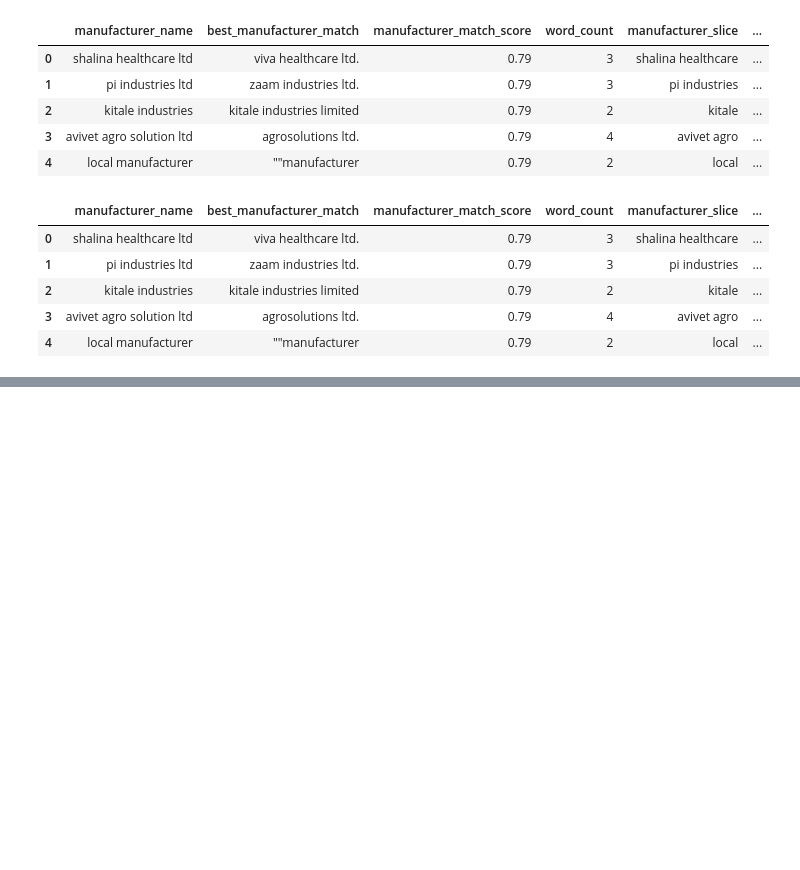
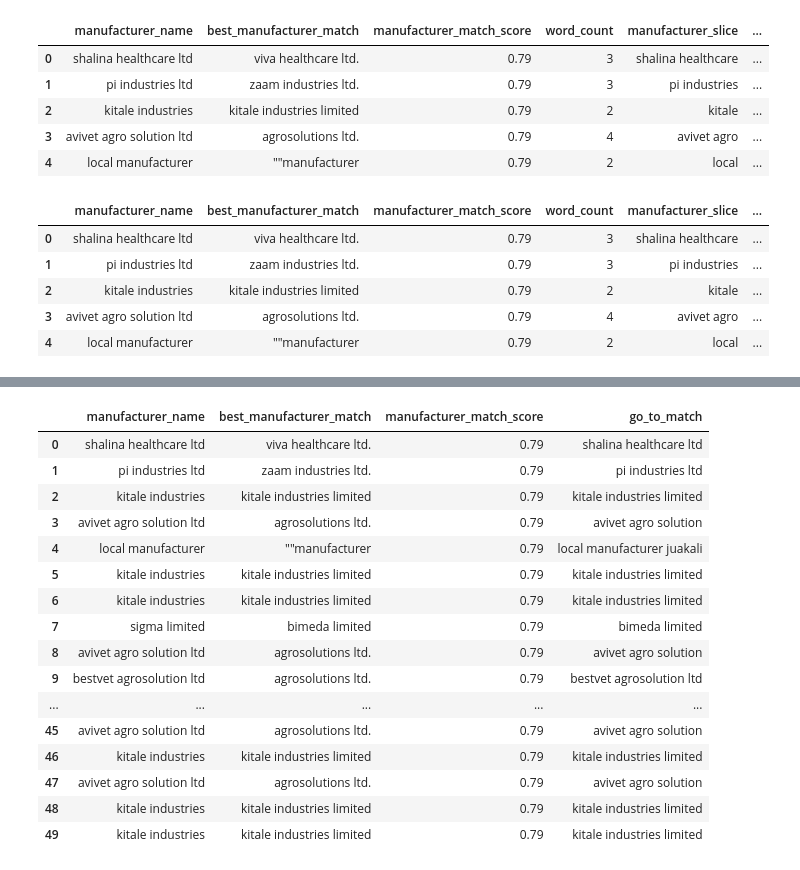
Before and after one commit to natbernard/Clustering-for-Product-Matching, a Jupyter notebook: model/string_matching_algorithm.ipynb, the cells around one changed output, grey strips where cells are left out. Saved outputs shown, nothing was run; the diff lists cells and outputs as text; code cells hidden in the pictures; blank space fills up the shorter version.

```diff
--- a/model/string_matching_algorithm.ipynb
+++ b/model/string_matching_algorithm.ipynb
@@ -515,7 +515,7 @@ df_non_dup.head()
 | 3 | avivet agro solution ltd | agrosolutions ltd. | 0.79 | 4 | avivet agro | ... |
 | 4 | local manufacturer | ""manufacturer | 0.79 | 2 | local | ... |
 # %%
-# df_non_dup['go_to_match'] = np.where(df_non_dup['score'] >= 0.79, df_non_dup['final_match'], df_non_dup['cluster_name'])
+df_non_dup['go_to_match'] = np.where(df_non_dup['score'] >= 0.79, df_non_dup['final_match'], df_non_dup['cluster_name'])
 df_non_dup.head()
 # %% [output]
 |  | manufacturer_name | best_manufacturer_match | manufacturer_match_score | word_count | manufacturer_slice | ... |
@@ -526,0 +543,3 @@ df_non_dup.head()
+# %%
+df_manufacturer = pd.merge(df_manufacturer, df_non_dup[['manufacturer_name', 'go_to_match']], how='left',on='manufacturer_name')
+df_manufacturer.head()
@@ -526,0 +553,20 @@ df_non_dup.head()
+# %%
+df_manufacturer[:50]
+# %% [output]
+|  | manufacturer_name | best_manufacturer_match | manufacturer_match_score | go_to_match |
+| 0 | shalina healthcare ltd | viva healthcare ltd. | 0.79 | shalina healthcare ltd |
+| 1 | pi industries ltd | zaam industries ltd. | 0.79 | pi industries ltd |
+| 2 | kitale industries | kitale industries limited | 0.79 | kitale industries limited |
+| 3 | avivet agro solution ltd | agrosolutions ltd. | 0.79 | avivet agro solution |
+| 4 | local manufacturer | ""manufacturer | 0.79 | local manufacturer juakali |
+| 5 | kitale industries | kitale industries limited | 0.79 | kitale industries limited |
+| 6 | kitale industries | kitale industries limited | 0.79 | kitale industries limited |
+| 7 | sigma limited | bimeda limited | 0.79 | bimeda limited |
+| 8 | avivet agro solution ltd | agrosolutions ltd. | 0.79 | avivet agro solution |
+| 9 | bestvet agrosolution ltd | agrosolutions ltd. | 0.79 | bestvet agrosolution ltd |
+| ... | ... | ... | ... | ... |
+| 45 | avivet agro solution ltd | agrosolutions ltd. | 0.79 | avivet agro solution |
+| 46 | kitale industries | kitale industries limited | 0.79 | kitale industries limited |
+| 47 | avivet agro solution ltd | agrosolutions ltd. | 0.79 | avivet agro solution |
+| 48 | kitale industries | kitale industries limited | 0.79 | kitale industries limited |
+| 49 | kitale industries | kitale industries limited | 0.79 | kitale industries limited |
```
Also changed, not shown: parts of 14 cells of this notebook.
